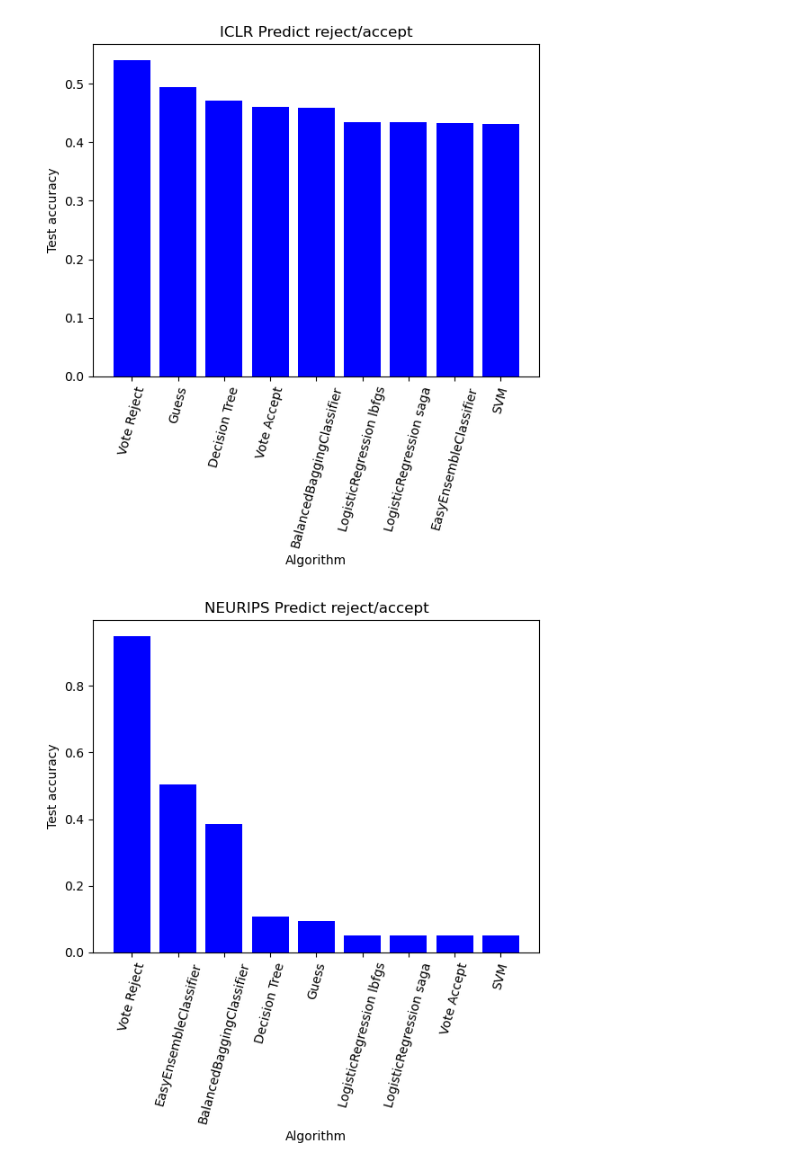
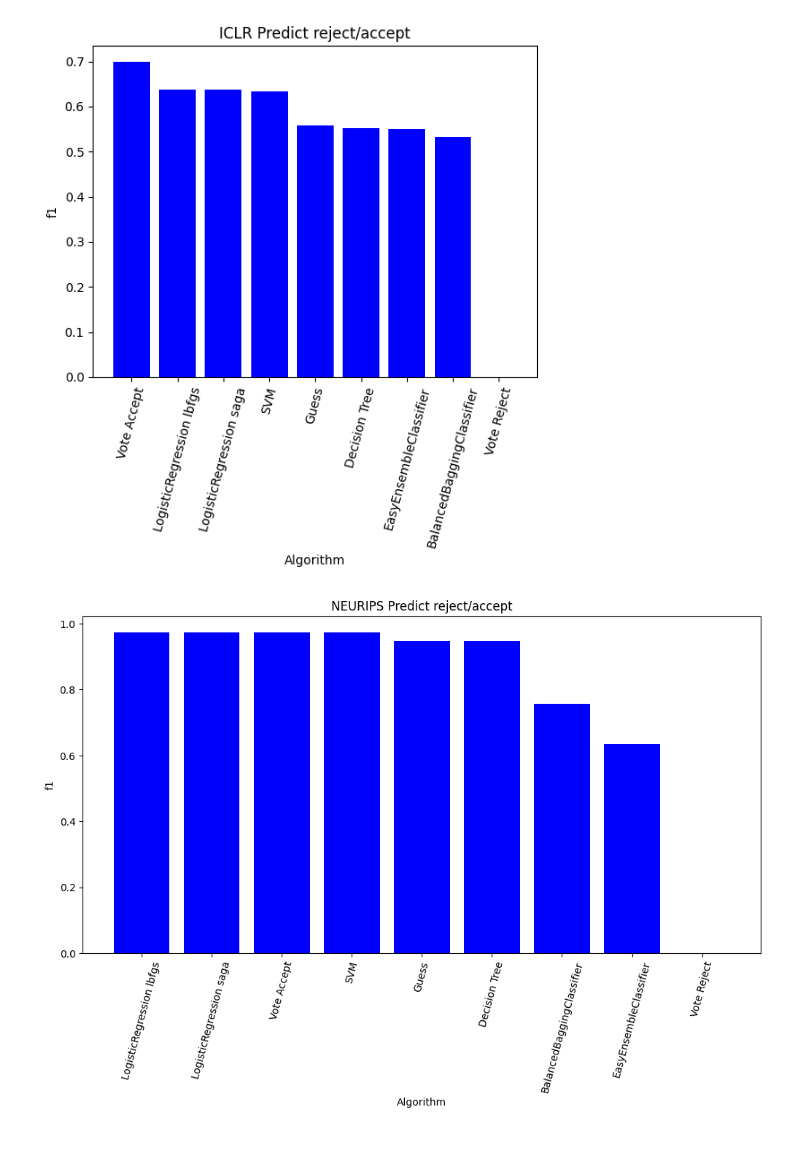
Before and after one commit to leonl42/DataLit, a Jupyter notebook: analysis/predictions.ipynb, the cells around one changed output. Drawn from its saved outputs; the diff is of its cells as text; code cells hidden in the pictures; blank space fills up the shorter version.

Commit message:
fix predictions

```diff
--- a/analysis/predictions.ipynb
+++ b/analysis/predictions.ipynb
@@ -68,6 +69,12 @@ def norm(x,y):
 def acc(x,y):
     return np.mean((np.asarray(x) == np.asarray(y)).astype(np.int32))
 
+def f1(x,y):
+    x = np.asarray(x)
+    if x.size == 1:
+        x = np.ones_like(y)*x
+
+    return f1_score(x,y)
 
 
 def train_and_stats(model, X_train, X_test, y_train, y_test, stats_fns):
@@ -117,7 +124,7 @@ def prepare_dataset(df_train,df_test,y_map_fn,X_map_fn):
 
     return X_train, X_test, y_train, y_test
 
-def plot(models, df ,y_map_fn, xlabel, ylabel, title, X_map_fn = lambda df : df[["num_equations","mean_num_new_symbols_introduced","num_overall_unique_symbols","mean_num_unique_symbols","std_of_unique_symbols","max_representational_complexity"]],
+def plot(models, df ,y_map_fn, xlabel, ylabel, stats_fns, title, X_map_fn = lambda df : df[["num_equations","mean_num_new_symbols_introduced","num_overall_unique_symbols","mean_num_unique_symbols","std_of_unique_symbols","max_representational_complexity"]],
          sort_reverse=False):
 
     features_list = ["num_equations","mean_num_new_symbols_introduced","num_overall_unique_symbols","mean_num_unique_symbols","std_of_unique_symbols","max_representational_complexity"]
@@ -131,7 +138,7 @@ def plot(models, df ,y_map_fn, xlabel, ylabel, title, X_map_fn = lambda df : df[
         train_test_splits = [prepare_dataset(*split,y_map_fn=y_map_fn,X_map_fn=X_map_fn) for split in train_test_splits]
 
         for X_train, X_test, y_train, y_test in train_test_splits:
-            stats, coefficients = train_and_stats(model(),X_train, X_test, y_train, y_test, [norm])
+            stats, coefficients = train_and_stats(model(),X_train, X_test, y_train, y_test, stats_fns)
             stats_list.append(stats)
             if len(coefficients) == 0:
                 coefficients = [0]*len(features_list)
@@ -149,16 +156,21 @@ def plot(models, df ,y_map_fn, xlabel, ylabel, title, X_map_fn = lambda df : df[
     ax.set_title(title)
     plt.show()
 
-    plt.figure(figsize=(12, 6))
-    for name, coef in coefficients_dict.items():
-        plt.plot(features_list, coef, marker='o', label=name)
-    plt.xlabel('Features')
-    plt.ylabel('Model Coefficients')
-    plt.title('Regression Coefficients for Different Models')
-    plt.legend()
-    plt.xticks(rotation=45)
-    plt.grid()
-    plt.show()
+    try:
+
+        plt.figure(figsize=(12, 6))
+        for name, coef in coefficients_dict.items():
+            plt.plot(features_list, coef, marker='o', label=name)
+        plt.xlabel('Features')
+        plt.ylabel('Model Coefficients')
+        plt.title('Regression Coefficients for Different Models')
+        plt.legend()
+        plt.xticks(rotation=45)
+        plt.grid()
+        plt.show()
+
+    except:
+        return
 # %%
 models = {"LinearRegression" : partial(lm.LinearRegression),
           "SGDRegressor" : partial(lm.SGDRegressor),
@@ -222,18 +234,19 @@ def neurips_y_mapfn(df):
 # %%
 models = {"LogisticRegression lbfgs" : partial(lm.LogisticRegression,max_iter=50000,solver="lbfgs"),
           "LogisticRegression saga" : partial(lm.LogisticRegression,max_iter=50000,solver="saga"),
           "Guess" : partial(ClassificationRandomGuess),
           "Vote Reject" : partial(VoteReject),
           "Vote Accept" : partial(VoteAccept),
           "Decision Tree" : partial(tree.DecisionTreeClassifier),
           "SVM" : partial(svm.SVC),
           "BalancedBaggingClassifier" : partial(ensemble.BalancedBaggingClassifier),
           "EasyEnsembleClassifier" : partial(ensemble.EasyEnsembleClassifier),
 }
 
-
-plot(models,iclr,y_map_fn=iclr_y_mapfn,X_map_fn=iclr_x_mapfn,xlabel="Algorithm",ylabel = "Test accuracy",title="ICLR Predict reject/accept",sort_reverse=True)
-plot(models,neurips,y_map_fn=neurips_y_mapfn,xlabel="Algorithm",ylabel = "Test accuracy",title="NEURIPS Predict reject/accept",sort_reverse=True)
+plot(models,iclr,y_map_fn=iclr_y_mapfn,X_map_fn=iclr_x_mapfn,xlabel="Algorithm",ylabel = "Test accuracy",stats_fns=[acc],title="ICLR Predict reject/accept",sort_reverse=True)
+plot(models,iclr,y_map_fn=iclr_y_mapfn,X_map_fn=iclr_x_mapfn,xlabel="Algorithm",ylabel = "Test f1",stats_fns=[f1],title="ICLR Predict reject/accept",sort_reverse=True)
+plot(models,neurips,y_map_fn=neurips_y_mapfn,xlabel="Algorithm",ylabel = "Test acc",stats_fns=[acc],title="NEURIPS Predict reject/accept",sort_reverse=True)
+plot(models,neurips,y_map_fn=neurips_y_mapfn,xlabel="Algorithm",ylabel = "Test f1",stats_fns=[f1],title="NEURIPS Predict reject/accept",sort_reverse=True)
 # %% [output]
-[figure, old version]
+[figure, new version]
-[figure, old version]
+[figure, new version]
```
Also changed, not shown: parts of 3 cells of this notebook.
